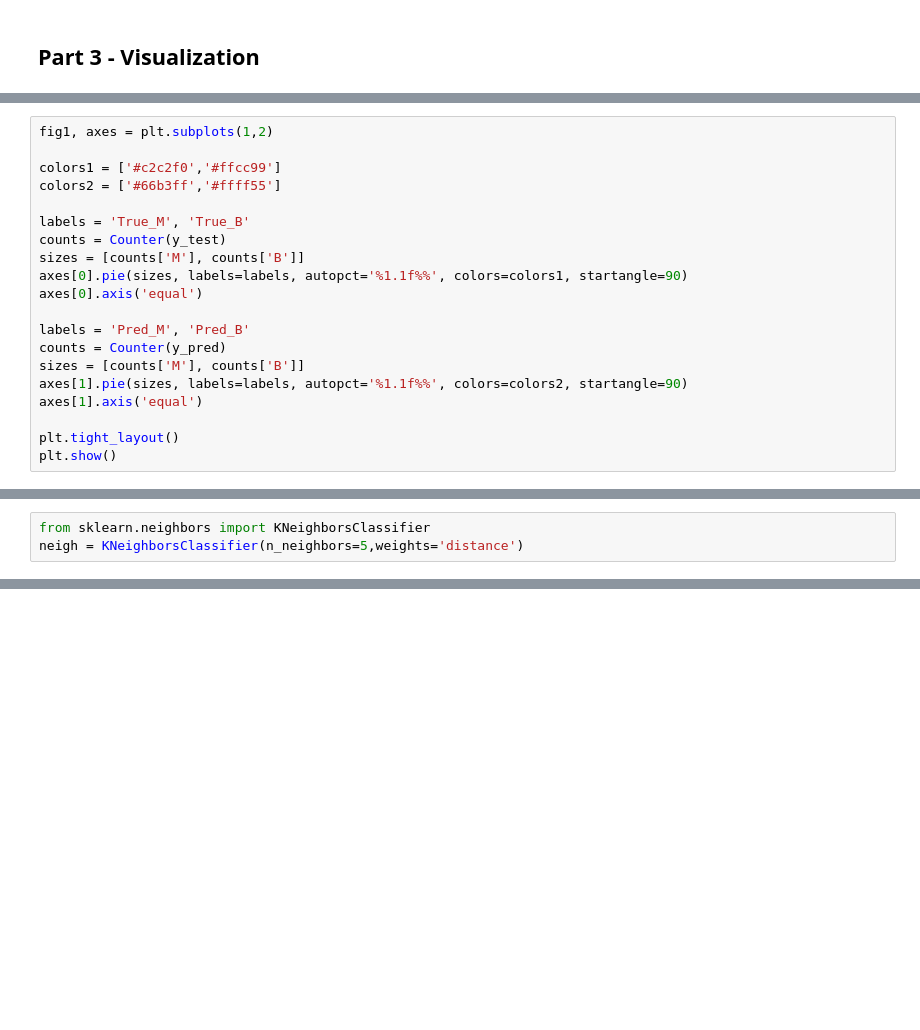
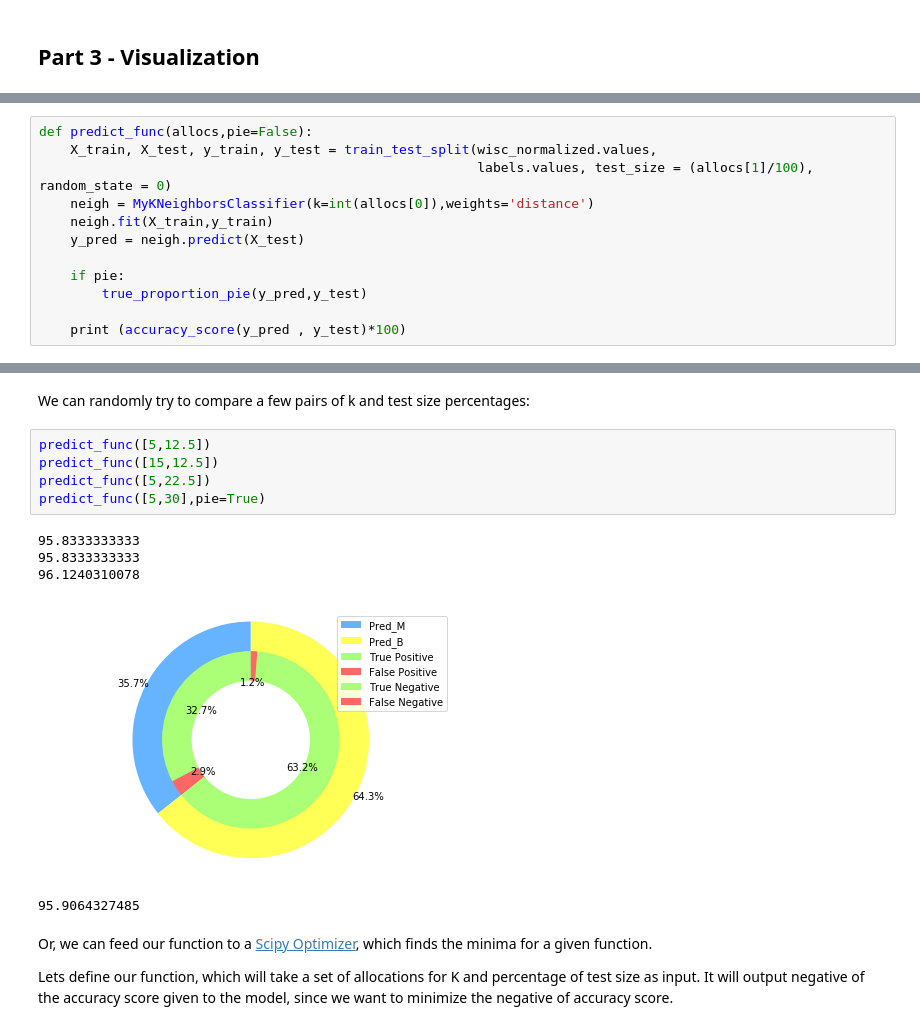
Before and after one commit to krohak/ML_Basics, a Jupyter notebook: knn-from-scratch.ipynb, the cells around one changed output, grey strips where cells are left out. Drawn from its saved outputs; the diff is of its cells as text; blank space fills up the shorter version.

```diff
--- a/knn-from-scratch.ipynb
+++ b/knn-from-scratch.ipynb
@@ -279,20 +316,0 @@ plt.show()
-# %%
-fig1, axes = plt.subplots(1,2)
-
-colors1 = ['#c2c2f0','#ffcc99']
-colors2 = ['#66b3ff','#ffff55']
-
-labels = 'True_M', 'True_B'
-counts = Counter(y_test)
-sizes = [counts['M'], counts['B']]
-axes[0].pie(sizes, labels=labels, autopct='%1.1f%%', colors=colors1, startangle=90)
-axes[0].axis('equal')
-
-labels = 'Pred_M', 'Pred_B'
-counts = Counter(y_pred)
-sizes = [counts['M'], counts['B']]
-axes[1].pie(sizes, labels=labels, autopct='%1.1f%%', colors=colors2, startangle=90)
-axes[1].axis('equal')
-
-plt.tight_layout()
-plt.show()
@@ -366,3 +396,0 @@ plt.show()
-# %%
-from sklearn.neighbors import KNeighborsClassifier
-neigh = KNeighborsClassifier(n_neighbors=5,weights='distance')
@@ -374,0 +399,12 @@ print(accuracy_score(y_pred , y_test)*100)
+# %%
+def predict_func(allocs,pie=False):
+    X_train, X_test, y_train, y_test = train_test_split(wisc_normalized.values,
+                                                        labels.values, test_size = (allocs[1]/100), random_state = 0)
+    neigh = MyKNeighborsClassifier(k=int(allocs[0]),weights='distance')
+    neigh.fit(X_train,y_train)
+    y_pred = neigh.predict(X_test)
+
+    if pie:
+        true_proportion_pie(y_pred,y_test)
+
+    print (accuracy_score(y_pred , y_test)*100)
@@ -374,0 +415,17 @@ print(accuracy_score(y_pred , y_test)*100)
+# %% [markdown]
+We can randomly try to compare a few pairs of k and test size percentages:
+# %%
+predict_func([5,12.5])
+predict_func([15,12.5])
+predict_func([5,22.5])
+predict_func([5,30],pie=True)
+# %% [output]
+95.8333333333
+95.8333333333
+96.1240310078
+[figure, added]
+95.9064327485
+# %% [markdown]
+Or, we can feed our function to a [Scipy Optimizer](https://docs.scipy.org/doc/scipy/reference/optimize.html), which finds the minima for a given function.
+
+Lets define our function, which will take a set of allocations for K and percentage of test size as input. It will output negative of the accuracy score given to the model, since we want to minimize the negative of accuracy score.
```
Also changed, not shown: parts of 40 cells of this notebook.
